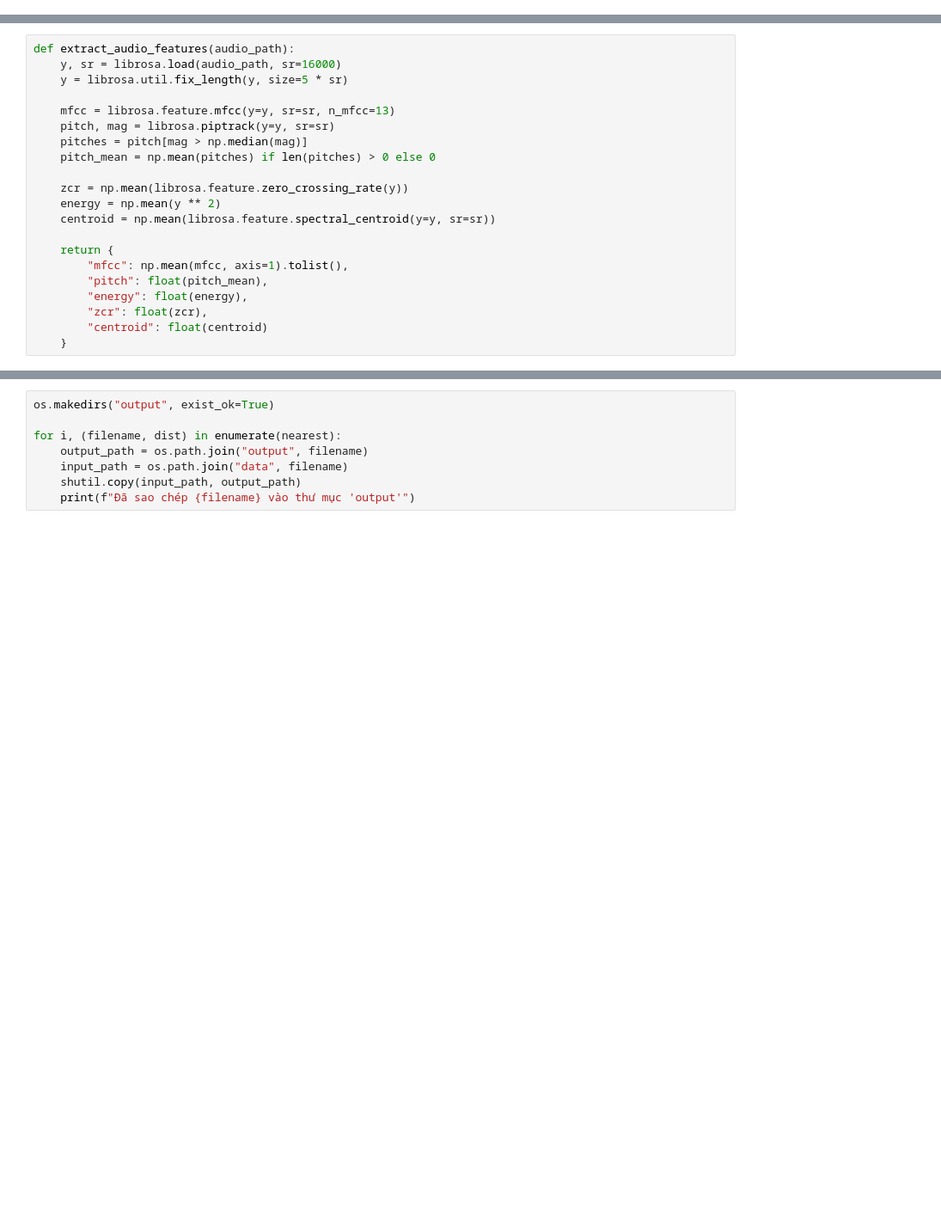
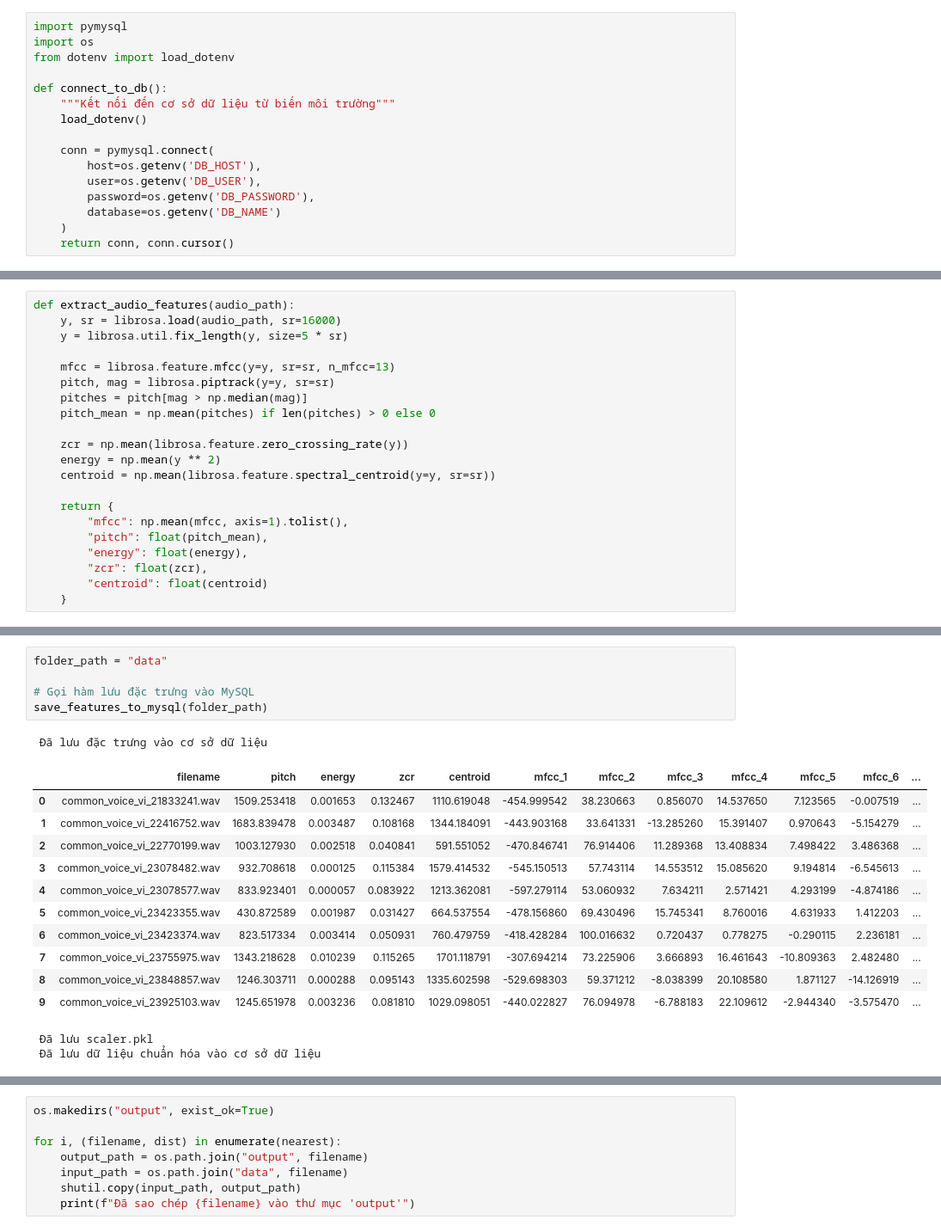
Before and after one commit to HoTrung1293/BTL_HCSDLDPT, a Jupyter notebook: main.ipynb, the cells around one changed output, grey strips where cells are left out. Shown at 86% size. Cells and saved outputs as stored; diff of their text form; blank space fills up the shorter version.

```diff
--- a/main.ipynb
+++ b/main.ipynb
@@ -12,0 +14,16 @@ import matplotlib.pyplot as plt
+# %%
+import pymysql
+import os
+from dotenv import load_dotenv
+
+def connect_to_db():
+    """Kết nối đến cơ sở dữ liệu từ biến môi trường"""
+    load_dotenv()
+
+    conn = pymysql.connect(
+        host=os.getenv('DB_HOST'),
+        user=os.getenv('DB_USER'),
+        password=os.getenv('DB_PASSWORD'),
+        database=os.getenv('DB_NAME')
+    )
+    return conn, conn.cursor()
@@ -107,0 +278,20 @@ def find_nearest_audio(input_audio, features_csv, scaler_path="scaler.pkl", top_
+# %%
+folder_path = "data"
+
+# Gọi hàm lưu đặc trưng vào MySQL
+save_features_to_mysql(folder_path)
+# %% [output]
+ Đã lưu đặc trưng vào cơ sở dữ liệu
+|  | filename | pitch | energy | zcr | centroid | mfcc_1 | mfcc_2 | mfcc_3 | mfcc_4 | mfcc_5 | mfcc_6 | ... |
+| 0 | common_voice_vi_21833241.wav | 1509.253418 | 0.001653 | 0.132467 | 1110.619048 | -454.999542 | 38.230663 | 0.856070 | 14.537650 | 7.123565 | -0.007519 | ... |
+| 1 | common_voice_vi_22416752.wav | 1683.839478 | 0.003487 | 0.108168 | 1344.184091 | -443.903168 | 33.641331 | -13.285260 | 15.391407 | 0.970643 | -5.154279 | ... |
+| 2 | common_voice_vi_22770199.wav | 1003.127930 | 0.002518 | 0.040841 | 591.551052 | -470.846741 | 76.914406 | 11.289368 | 13.408834 | 7.498422 | 3.486368 | ... |
+| 3 | common_voice_vi_23078482.wav | 932.708618 | 0.000125 | 0.115384 | 1579.414532 | -545.150513 | 57.743114 | 14.553512 | 15.085620 | 9.194814 | -6.545613 | ... |
+| 4 | common_voice_vi_23078577.wav | 833.923401 | 0.000057 | 0.083922 | 1213.362081 | -597.279114 | 53.060932 | 7.634211 | 2.571421 | 4.293199 | -4.874186 | ... |
+| 5 | common_voice_vi_23423355.wav | 430.872589 | 0.001987 | 0.031427 | 664.537554 | -478.156860 | 69.430496 | 15.745341 | 8.760016 | 4.631933 | 1.412203 | ... |
+| 6 | common_voice_vi_23423374.wav | 823.517334 | 0.003414 | 0.050931 | 760.479759 | -418.428284 | 100.016632 | 0.720437 | 0.778275 | -0.290115 | 2.236181 | ... |
+| 7 | common_voice_vi_23755975.wav | 1343.218628 | 0.010239 | 0.115265 | 1701.118791 | -307.694214 | 73.225906 | 3.666893 | 16.461643 | -10.809363 | 2.482480 | ... |
+| 8 | common_voice_vi_23848857.wav | 1246.303711 | 0.000288 | 0.095143 | 1335.602598 | -529.698303 | 59.371212 | -8.038399 | 20.108580 | 1.871127 | -14.126919 | ... |
+| 9 | common_voice_vi_23925103.wav | 1245.651978 | 0.003236 | 0.081810 | 1029.098051 | -440.022827 | 76.094978 | -6.788183 | 22.109612 | -2.944340 | -3.575470 | ... |
+ Đã lưu scaler.pkl
+ Đã lưu dữ liệu chuẩn hóa vào cơ sở dữ liệu
```
Also changed, not shown: parts of 13 cells of this notebook, 21 other files.
